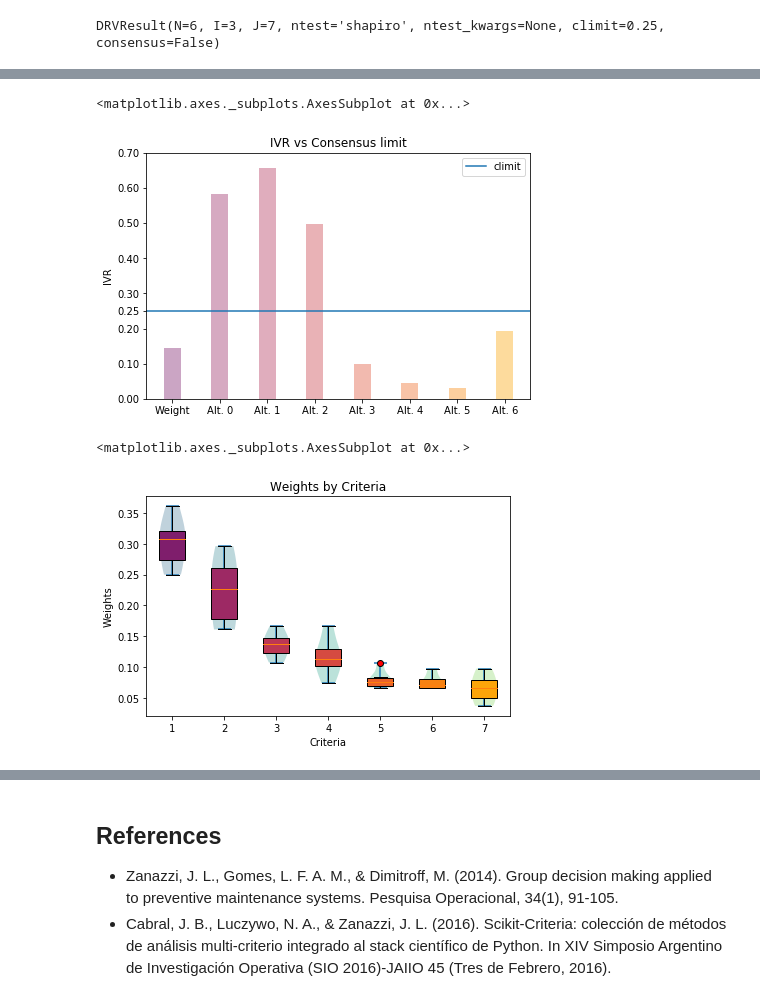
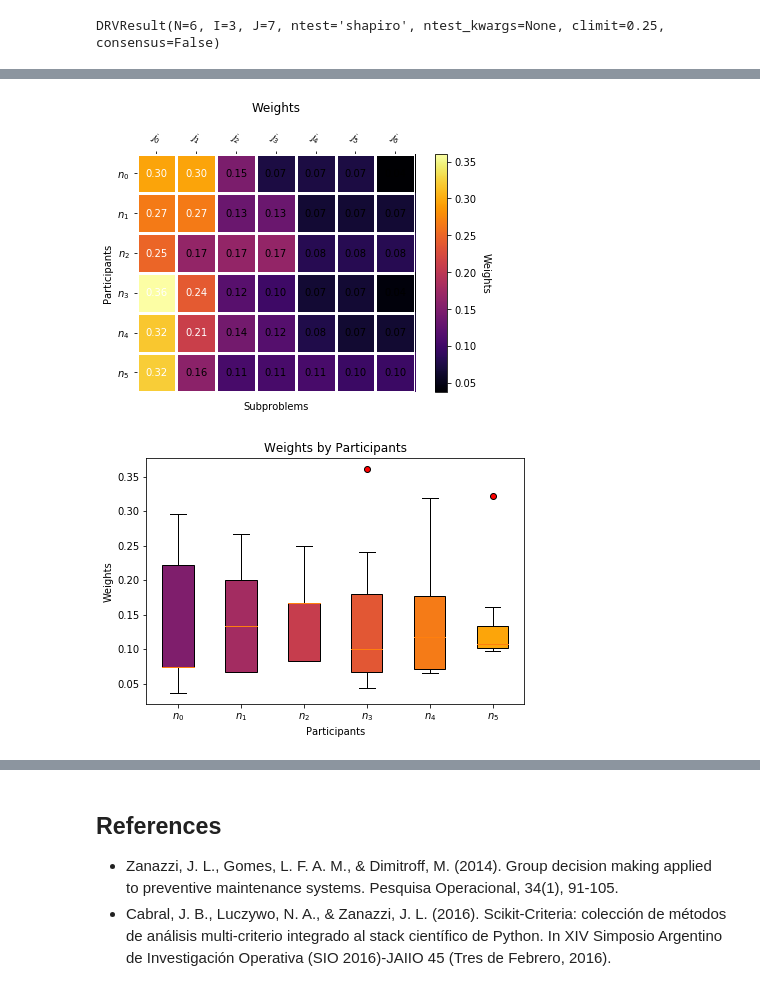
Before and after one commit to leliel12/drv, a Jupyter notebook: notebooks/tutorial.ipynb, the cells around one changed output, grey strips where cells are left out. Cells and saved outputs as stored; diff of their text form; code cells hidden in the pictures.

Commit message:
plots

```diff
--- a/notebooks/tutorial.ipynb
+++ b/notebooks/tutorial.ipynb
@@ -110,11 +122,8 @@ result.plot.consensus(cmap="inferno")
 # %%
-result.plot.ivr(cmap="inferno")
+ax = result.plot.weight_heatmap(cmap="inferno")
 # %% [output]
-<matplotlib.axes._subplots.AxesSubplot at 0x...>
-[figure, old version]
+[figure, new version]
 # %%
-ax = result.plot.weights_by_criteria(ptype="violin")
-result.plot.weights_by_criteria(ptype="box", ax=ax, cmap="inferno")
+ax = result.plot.weights_by_participants(ptype="box", cmap="inferno")
 # %% [output]
-<matplotlib.axes._subplots.AxesSubplot at 0x...>
-[figure, old version]
+[figure, new version]
```
Also changed, not shown: parts of 7 cells of this notebook, 5 other files.
